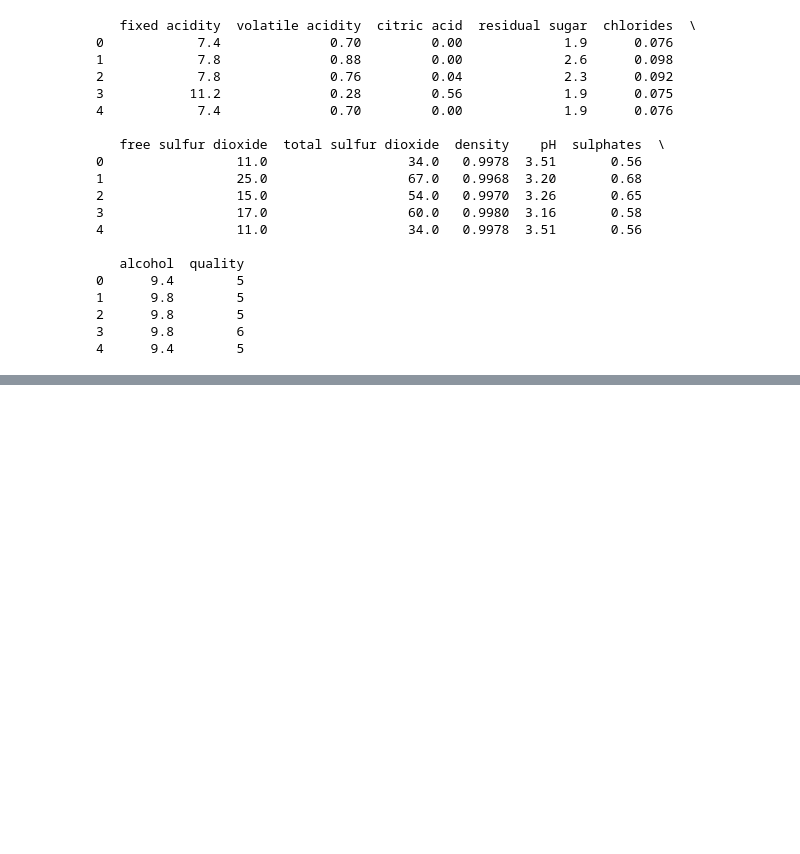
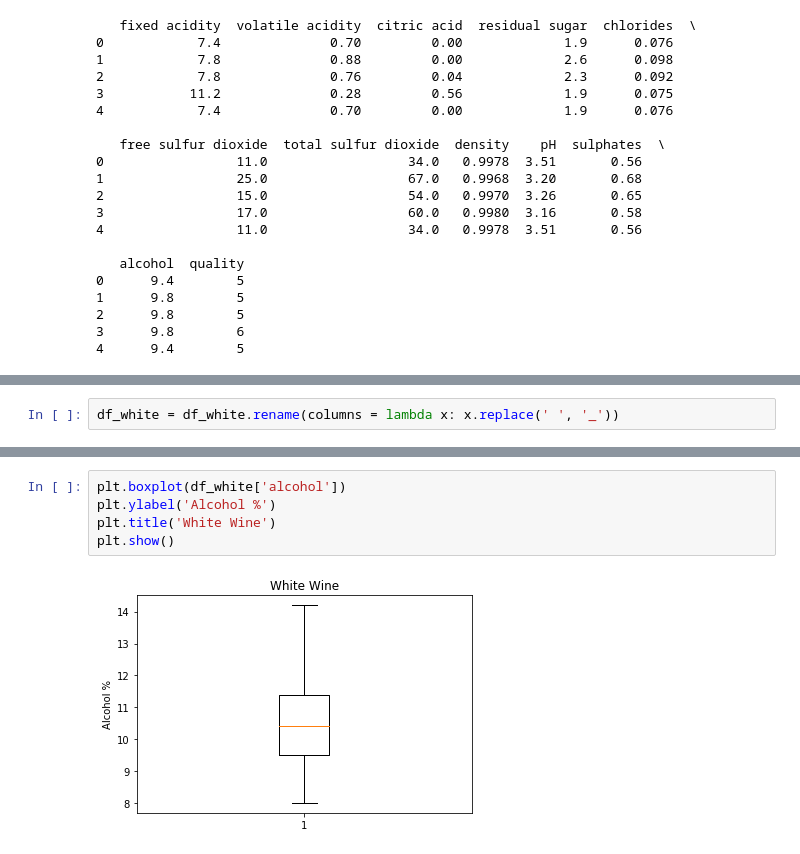
Before and after one commit to DevonEJ/PythonWineAnalysis, a Jupyter notebook: Wine Quality Analysis.ipynb, the cells around one changed output, grey strips where cells are left out. Cells and saved outputs as stored; diff of their text form; blank space fills up the shorter version.

```diff
--- a/Wine Quality Analysis.ipynb
+++ b/Wine Quality Analysis.ipynb
@@ -78,0 +220,2 @@ print(df_red.head())
+# %%
+df_white = df_white.rename(columns = lambda x: x.replace(' ', '_'))
@@ -78,0 +292,7 @@ print(df_red.head())
+# %%
+plt.boxplot(df_white['alcohol'])
+plt.ylabel('Alcohol %')
+plt.title('White Wine')
+plt.show()
+# %% [output]
+[figure, added]
```
Also changed, not shown: parts of 28 cells of this notebook.
